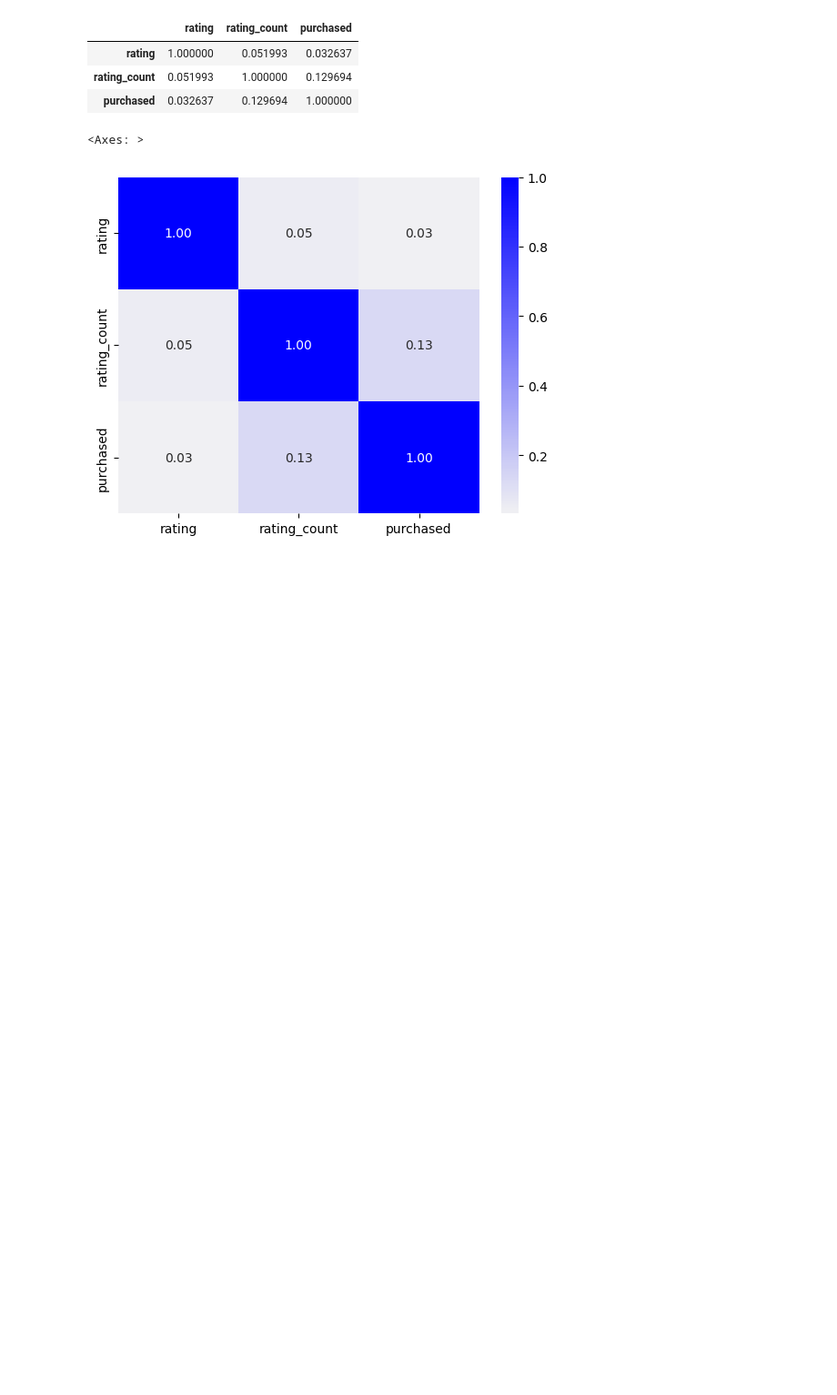
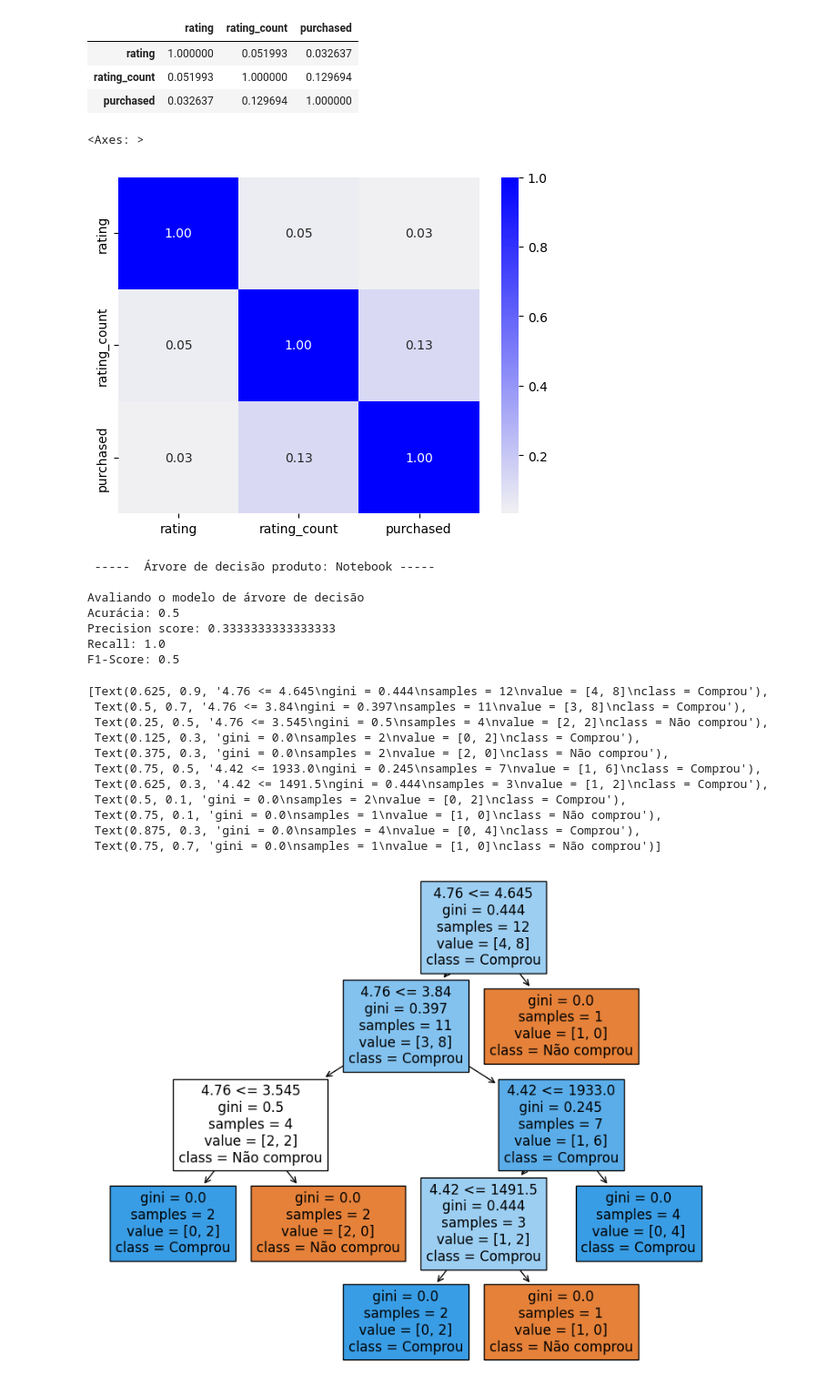
Before and after one commit to Murilosxv/ATIV.-IABD, a Jupyter notebook: aula13/aula.ipynb, the cells around one changed output. Shown: that part at 91% size. Saved outputs shown, nothing was run; the diff lists cells and outputs as text; code cells hidden in the pictures; blank space fills up the shorter version.

```diff
--- a/aula13/aula.ipynb
+++ b/aula13/aula.ipynb
@@ -89,3 +89,49 @@ sns.heatmap(correlacao,cmap=color,fmt='.2f',annot= True)
 # %% [output]
 <Axes: >
 [figure]
+# %%
+produtos = df['product_name'].unique() # unifica os produtos em uma lista
+for produto in produtos:
+    produto_df= df.loc[df['product_name'] == produto]
+    X = produto_df.drop(['purchased','product_name'],axis=1)
+    y = produto_df['purchased']
+
+X_train,x_test, y_train,y_test = train_test_split(X,y,
+                                                  test_size=0.2,
+                                                  random_state=42)
+# %%
+modelo = DecisionTreeClassifier() # cria o modelo de ML
+modelo.fit(X_train,y_train)
+ypred = modelo.predict(x_test)
+# %%
+print(f'\n -----  Árvore de decisão produto: {produto} ----- \n')
+print('Avaliando o modelo de árvore de decisão')
+print(f'Acurácia: {accuracy_score(y_test,ypred)}')
+print(f'Precision score: {precision_score(y_test,ypred)}')
+print(f'Recall: {recall_score(y_test,ypred)}')
+print(f'F1-Score: {f1_score(y_test,ypred)}')
+produto_df['purchased']= produto_df['purchased'].replace([1,0],
+                                                         ['Comprou','Não comprou'])
+fig = plt.figure(figsize=(10,8))
+tree.plot_tree(modelo,feature_names=produto_df['rating'].tolist(),
+             class_names= produto_df['purchased'].tolist(),filled=True  )
+# %% [output]
+ -----  Árvore de decisão produto: Notebook -----
+
+Avaliando o modelo de árvore de decisão
+Acurácia: 0.5
+Precision score: 0.3333333333333333
+Recall: 1.0
+F1-Score: 0.5
+[Text(0.625, 0.9, '4.76 <= 4.645\ngini = 0.444\nsamples = 12\nvalue = [4, 8]\nclass = Comprou'),
+ Text(0.5, 0.7, '4.76 <= 3.84\ngini = 0.397\nsamples = 11\nvalue = [3, 8]\nclass = Comprou'),
+ Text(0.25, 0.5, '4.76 <= 3.545\ngini = 0.5\nsamples = 4\nvalue = [2, 2]\nclass = Não comprou'),
+ Text(0.125, 0.3, 'gini = 0.0\nsamples = 2\nvalue = [0, 2]\nclass = Comprou'),
+ Text(0.375, 0.3, 'gini = 0.0\nsamples = 2\nvalue = [2, 0]\nclass = Não comprou'),
+ Text(0.75, 0.5, '4.42 <= 1933.0\ngini = 0.245\nsamples = 7\nvalue = [1, 6]\nclass = Comprou'),
+ Text(0.625, 0.3, '4.42 <= 1491.5\ngini = 0.444\nsamples = 3\nvalue = [1, 2]\nclass = Comprou'),
+ Text(0.5, 0.1, 'gini = 0.0\nsamples = 2\nvalue = [0, 2]\nclass = Comprou'),
+ Text(0.75, 0.1, 'gini = 0.0\nsamples = 1\nvalue = [1, 0]\nclass = Não comprou'),
+ Text(0.875, 0.3, 'gini = 0.0\nsamples = 4\nvalue = [0, 4]\nclass = Comprou'),
+ Text(0.75, 0.7, 'gini = 0.0\nsamples = 1\nvalue = [1, 0]\nclass = Não comprou')]
+[figure, added]
```
Also changed, not shown: parts of 5 cells of this notebook, 1 other file.
